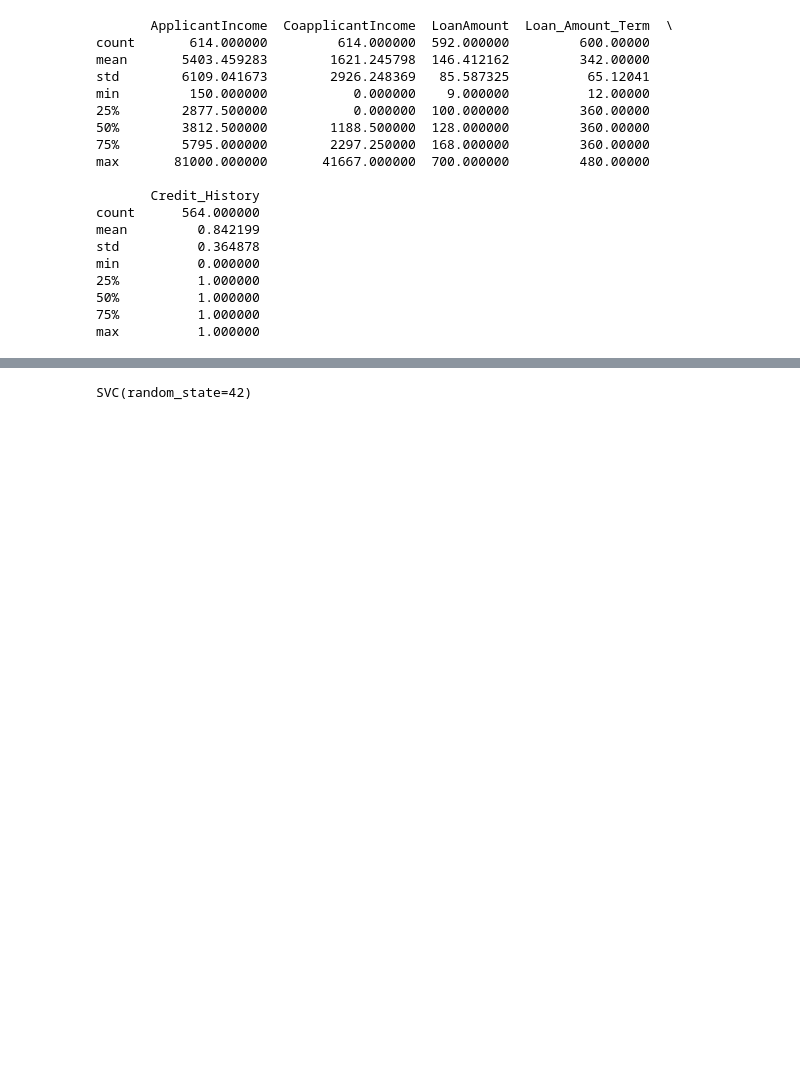
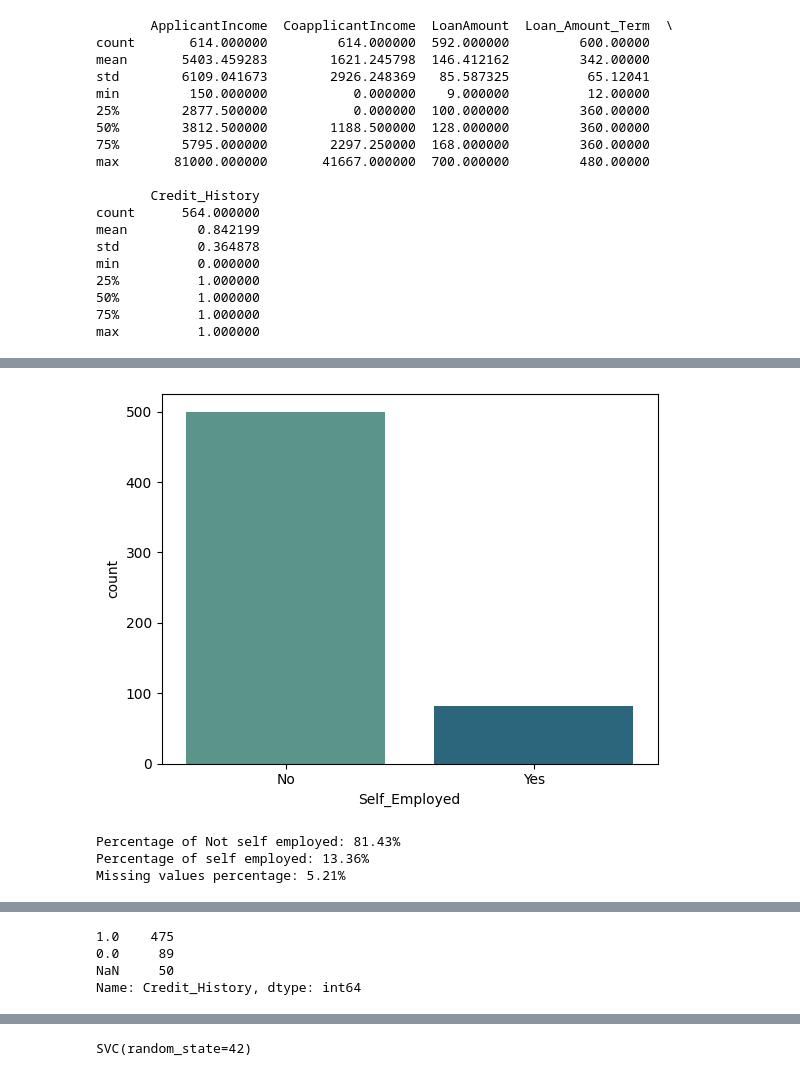
Before and after one commit to Mihauk/Loan-Prediction, a Jupyter notebook: loan_prediction.ipynb, the cells around one changed output, grey strips where cells are left out. Saved outputs shown, nothing was run; the diff lists cells and outputs as text; code cells hidden in the pictures; blank space fills up the shorter version.

```diff
--- a/loan_prediction.ipynb
+++ b/loan_prediction.ipynb
@@ -108,3 +234,20 @@ fig_education.show()
+# %%
+sns.countplot(x="Self_Employed", data=df, palette="crest")
+plt.show()
+# %% [output]
+[figure, added]
+# %%
+countNo = len(df[df.Self_Employed == 'No'])
+countYes = len(df[df.Self_Employed == 'Yes'])
+countNull = len(df[df.Self_Employed.isnull()])
+
+print("Percentage of Not self employed: {:.2f}%".format((countNo / (len(df.Self_Employed))*100)))
+print("Percentage of self employed: {:.2f}%".format((countYes / (len(df.Self_Employed))*100)))
+print("Missing values percentage: {:.2f}%".format((countNull / (len(df.Self_Employed))*100)))
+# %% [output]
+Percentage of Not self employed: 81.43%
+Percentage of self employed: 13.36%
+Missing values percentage: 5.21%
 # %%
 self_employed_count = df['Self_Employed'].value_counts()
 fig_self_employed = px.bar(self_employed_count,
@@ -169,3 +312,10 @@ fig_loan_amount = px.box(df, x='Loan_Status',
 fig_loan_amount.show()
 # %% [output]
 [interactive output not drawn]
+# %%
+df.Credit_History.value_counts(dropna=False)
+# %% [output]
+1.0    475
+0.0     89
+NaN     50
+Name: Credit_History, dtype: int64
```
Also changed, not shown: parts of 51 cells of this notebook.
